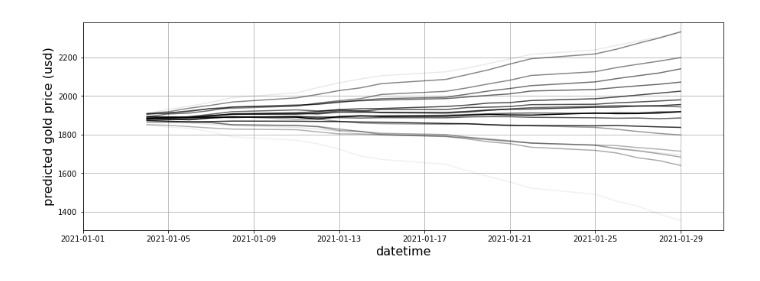
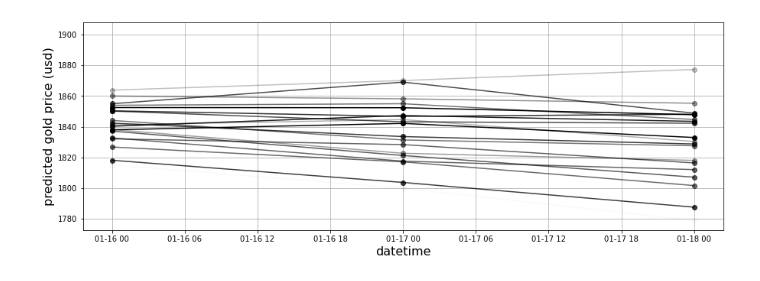
Before and after one commit to natsunoyuki/Data_Science, a Jupyter notebook: gold/gold_price.ipynb, the cells around one changed output. Drawn from its saved outputs; the diff is of its cells as text; code cells hidden in the pictures.

```diff
--- a/gold/gold_price.ipynb
+++ b/gold/gold_price.ipynb
@@ -518,8 +516,8 @@ plt.show()
 # %%
-# We have performed predictions until the end of 2020.
 # Now use the model to perform predictions for 2021 onwards!
+# We predict 3 days into the future
 
-future_dates = pd.bdate_range("2021-01-02", "2021-01-31")
+future_dates = [data["datetime"].max() + datetime.timedelta(days = x) for x in range(1, 3 + 1, 1)]
 
 n_iter = len(future_dates) # number of business days into the future to predict
 
@@ -537,3 +535,12 @@ for want in range(len(models)):
             y_future[want, i] = models[want].predict(to_predict)
 
 y_future = scaler.inverse_transform(y_future)
+# %%
+# first try using the best model
+want = np.argmin(test_scores)
+plt.figure(figsize = (15, 5))
+plt.plot(future_dates, y_future[want, :], "-o")
+plt.xlabel("datetime", fontsize=16)
+plt.ylabel("gold price (usd)", fontsize=16)
+plt.grid(True)
+plt.show()
@@ -540,14 +549,14 @@ y_future = scaler.inverse_transform(y_future)
 # %%
-alphas = MinMaxScaler().fit_transform(1/np.array(test_scores).reshape(-1,1)).reshape(-1)
-
+# try plotting all models individually
+# the results are extremely varied...
+alphas = MinMaxScaler().fit_transform(1/np.array(test_scores).reshape(-1, 1)).reshape(-1)
 plt.figure(figsize = (15, 5))
 for want in range(len(test_scores)):
     # Use dark lines for predictions by good models, and faint lines for predictions by bad models
-    plt.plot(future_dates, y_future[want, :], "k", alpha = alphas[want])
+    plt.plot(future_dates, y_future[want, :], "k-o", alpha = alphas[want])
 plt.grid(True)
 plt.xlabel("datetime", fontsize = 16)
 plt.ylabel("predicted gold price (usd)", fontsize = 16)
-plt.xlim([pd.to_datetime("2021-01-01"), pd.to_datetime("2021-01-31")])
 plt.show()
 # %% [output]
-[figure, old version]
+[figure, new version]
```
Also changed, not shown: parts of 15 cells of this notebook.
